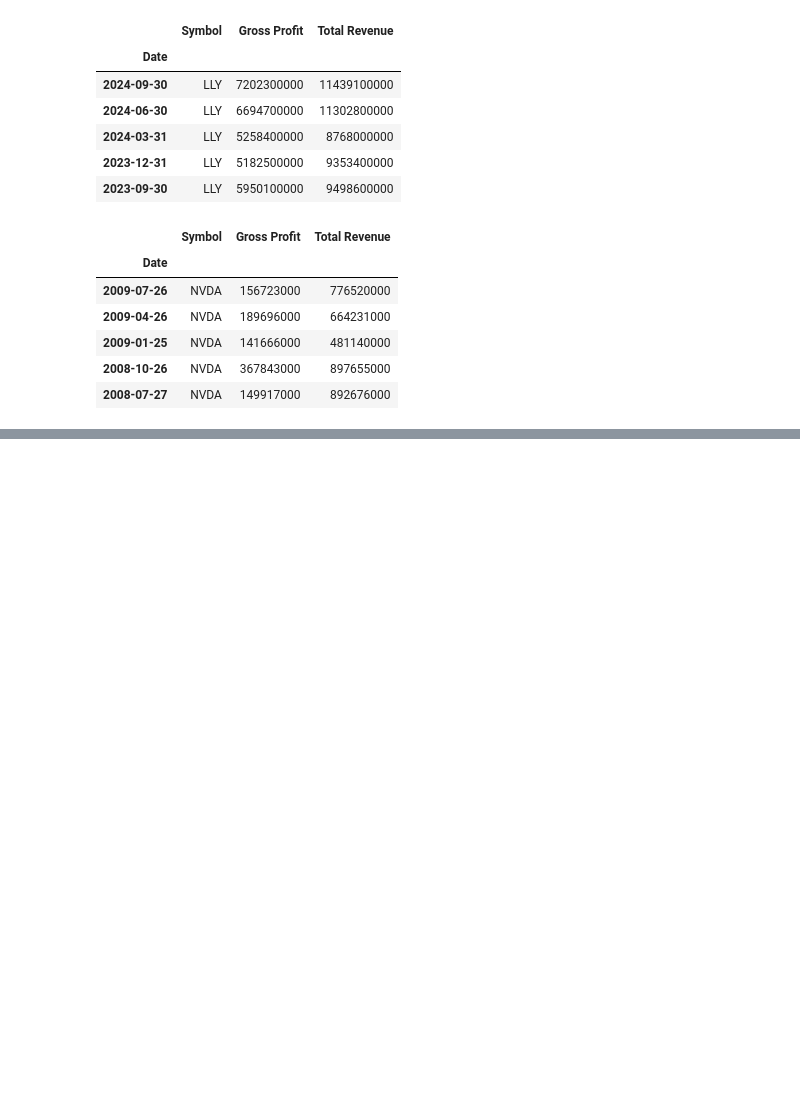
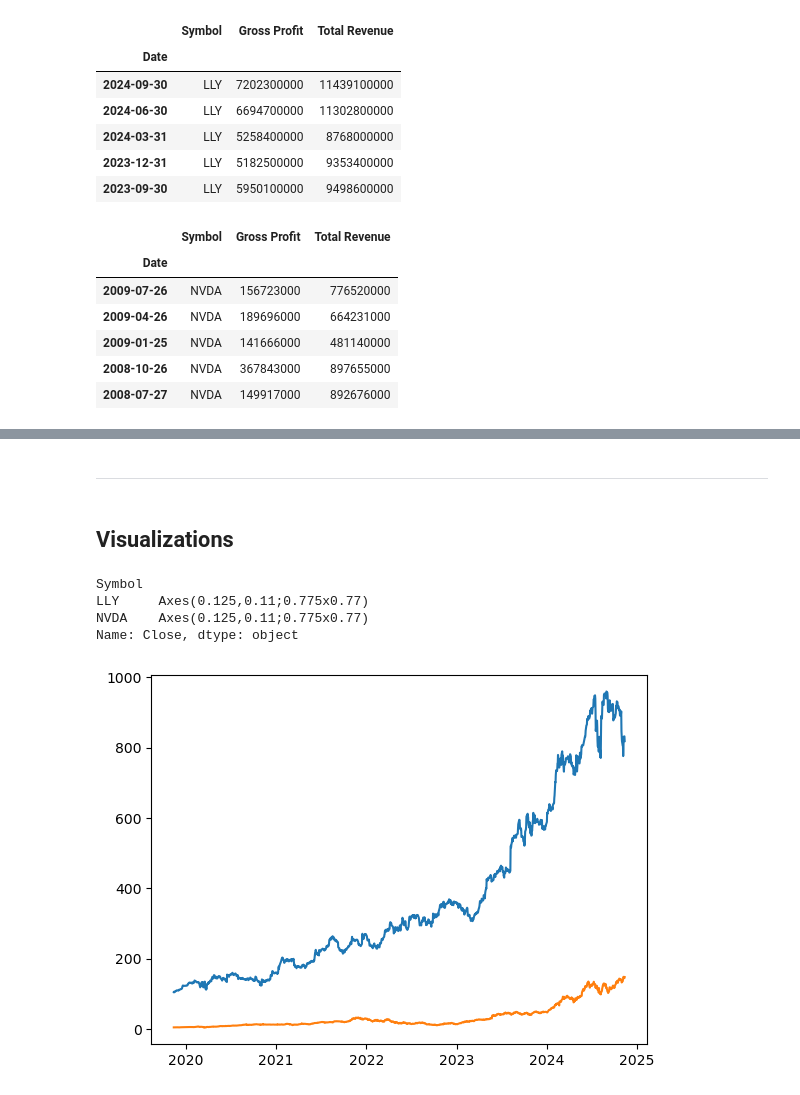
Before and after one commit to veenauppalapati/stock-market-analysis, a Jupyter notebook: stock-market-analysis.ipynb, the cells around one changed output, grey strips where cells are left out. Cells and saved outputs as stored; diff of their text form; code cells hidden in the pictures; blank space fills up the shorter version.

```diff
--- a/stock-market-analysis.ipynb
+++ b/stock-market-analysis.ipynb
@@ -188,0 +186,7 @@ plt.show()
+# %%
+# Filter the DataFrame to keep only rows with 'Symbol' as 'NVDA' or 'LLY'
+historical_df= historical_df.loc[historical_df['Symbol'].isin(['NVDA', 'LLY'])]
+
+# Display the first and last 5 records to verify the slice
+display(historical_df.head())
+display(historical_df.tail())
@@ -267,0 +436,12 @@ display(income_statements_df.tail())
+# %% [markdown]
+---
+# %% [markdown]
+## Visualizations
+# %%
+historical_df.groupby('Symbol')['Close'].plot()
+# %% [output]
+Symbol
+LLY     Axes(0.125,0.11;0.775x0.77)
+NVDA    Axes(0.125,0.11;0.775x0.77)
+Name: Close, dtype: object
+[figure, added]
```
Also changed, not shown: parts of 20 cells of this notebook, 1 other file.
